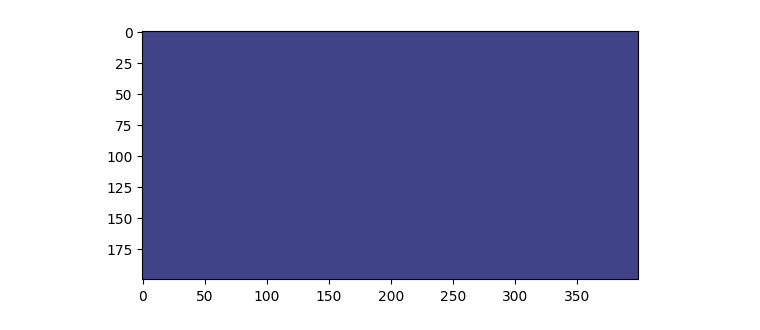
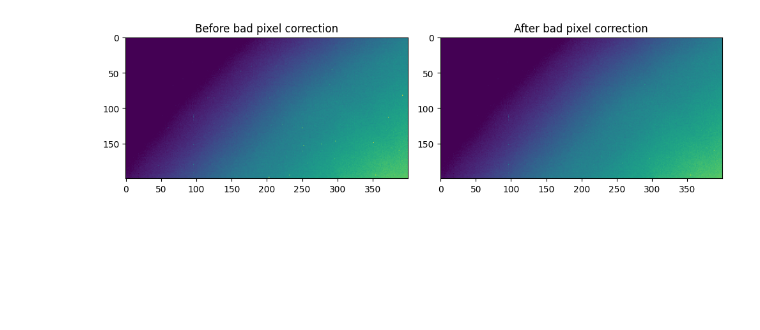
Before and after one commit to sschmaus/aspiics_processing, a Jupyter notebook: process_l2.ipynb, the cells around one changed output. Saved outputs shown, nothing was run; the diff lists cells and outputs as text; code cells hidden in the pictures; blank space fills up the shorter version.

```diff
--- a/process_l2.ipynb
+++ b/process_l2.ipynb
@@ -41,12 +40,12 @@ mark_io   = args.mark_IO
 mark_sun  = args.mark_suncenter
 # %%
 # ***************** Input image *******************
-filename='data/Orbit273/P3SC_L1_20251217_222845/aspiics_wb_l1_1110A00A000112_20250716T190406.fits'
-# filename='data/Orbit273/P3SC_L1_20251217_222845/aspiics_wb_l1_1110A00A000113_20250716T190407.fits'
+# filename='../data/Orbit273/P3SC_L1_20251217_222845/aspiics_wb_l1_1110A00A000112_20250716T190406.fits'
+filename='../data/Orbit273/P3SC_L1_20251217_222845/aspiics_wb_l1_1110A00A000113_20250716T190407.fits'
 #filename = sys.argv[1]
 # filename=args.file
 
-suffix = "fixnonlin_flatfirst_banding8_hotpix"
+suffix = "fixnonlin_flat_banding11_hotpix"
 
 
 Im, header = read_fits_image_array(filename)
@@ -157,6 +156,7 @@ BlankIdx = (Im == BLANK)
 
 # ***************** this part should correspond to the lines 8--25 of the pseudo-code of DPM *******************
 Im   = (Im - bias)/gain
+
 Im, satlevel, nlcorr_msg = det.get_nlcorr(Im,header,params)                 # non-linearity correction, also returns saturation level in [el] to mask overexposed pixels later on
 
 Var  = Vread + Vdc + np.multiply(Vphot,Im)*(Im > 0)                   # Variance map for the signal, 2D array
@@ -175,6 +175,7 @@ Im   = Im - dc*t_exp                                                  # In the o
 
 ### This is the optical part: radiometric calibration, subtraction of diffraction/ghost/scattering ###
 ### Do not forget to uncomment vignetting below                                                    ###
+
 Im   = np.divide(Im,            flat*(Aphot/gain*t_exp))           # here convert units to [MSB] (analog of [photon s-1 cm-2 sr-1]), as the gain was taken into account before
 Var  = np.divide(Var, np.square(flat*Aphot/gain*t_exp))
 # %% [output]
@@ -279,17 +316,29 @@ Im /= (Aphot/gain*t_exp)
 # %%
+fig, axes = plt.subplots(1, 2, figsize=(10, 5))
+std_im = np.std(Im[0:200,0:400])
+mean_im = np.mean(Im[0:200,0:400])
+axes[0].imshow(Im[0:200,0:400],vmin=mean_im - 1*std_im, vmax=mean_im + 3*std_im)
+axes[0].set_title("Before bad pixel correction")
+
+
 #### Correction of hot pixels was moved after the diffraction subtraction. The diffraction pattern has too steep gradients
 Med  = ndimage.median_filter(Im,size=(3,3))                           # Median-filtered array for bad/hot pixels identification
 BadPixIdx = np.absolute(Im-Med) > 15*np.sqrt(Var)      #eta2        # It fails and selects bright structures in the corona for synthetic and eclipse data
 # BadPixIdx_mask = np.zeros((2048,2048)) ; BadPixIdx_mask[BadPixIdx] = 1
 # plt.imshow(BadPixIdx_mask,origin='lower') ; plt.colorbar() ; plt.show()
 #### Think about union of current BadPixIdx with repository-based HotPixels
 Im[BadPixIdx] = Med[BadPixIdx]
 ##Im[HotPixels] = Med[HotPixels]
 
-plt.imshow(Im[0:200,0:400],vmin=-500,vmax=2000)
+axes[1].imshow(Im[0:200,0:400],vmin=mean_im - 1*std_im, vmax=mean_im + 3*std_im)
+axes[1].set_title("After bad pixel correction")
+plt.tight_layout()
 plt.show()
+
+# plt.imshow(Im[0:200,0:400],vmin=-500,vmax=2000)
+# plt.show()
 # %% [output]
-[figure, old version]
+[figure, new version]
 # %%
 tmpY,tmpZ = opse.aspiics_get_opse(Im,header,params,verbose=False,save_image=True)        # find position of the OPSE LEDs in the image
 #sys.exit('exiting after OPSE')
```
Also changed, not shown: parts of 4 cells of this notebook, 1 other file.
